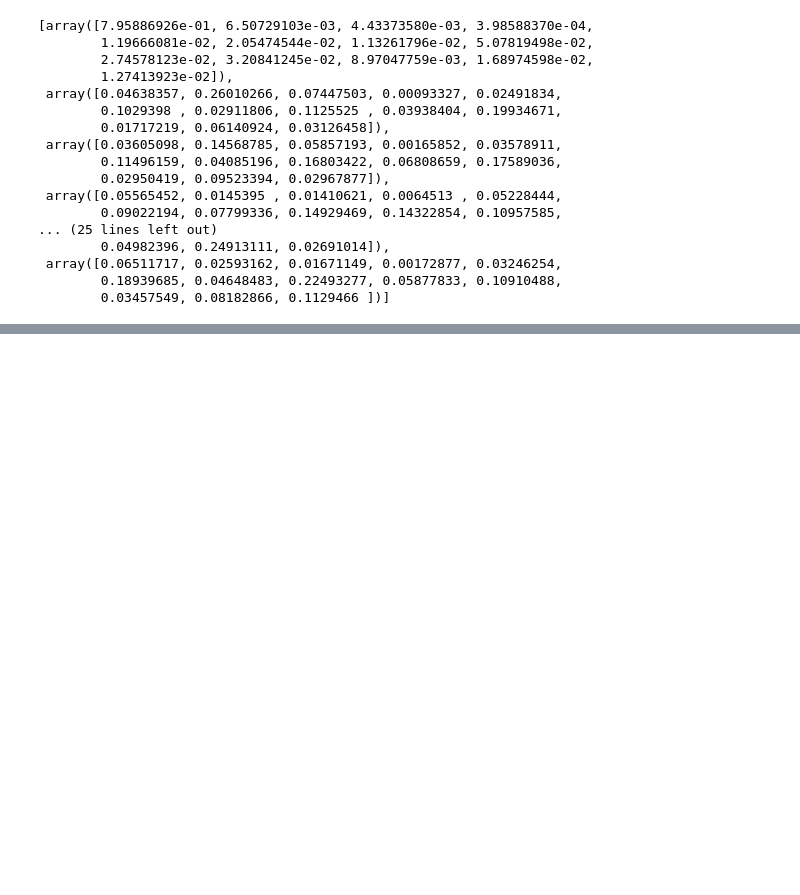
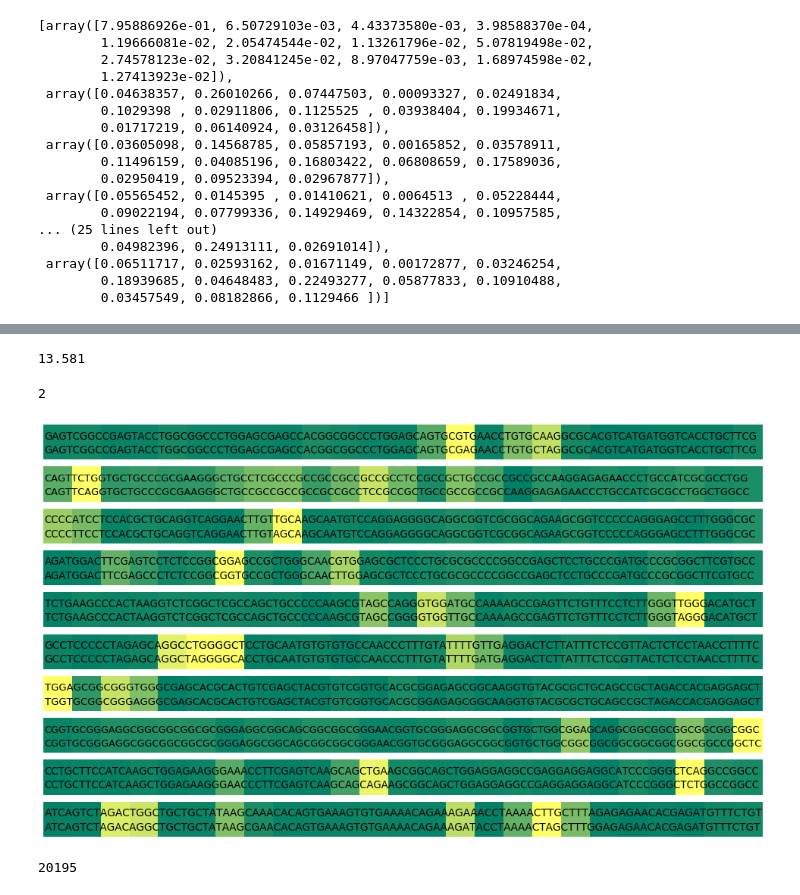
Before and after one commit to Beth526/metis_project_5, a Jupyter notebook: Simple_CNN.ipynb, the cells around one changed output, grey strips where cells are left out. Cells and saved outputs as stored; diff of their text form; code cells hidden in the pictures; blank space fills up the shorter version.

Commit message:
signature extraction functions

```diff
--- a/Simple_CNN.ipynb
+++ b/Simple_CNN.ipynb
@@ -505 +638,30 @@ plt.tight_layout()
+# %%
+seq = seq[0].translate(value_to_base)
+# %%
+ref_seq = ref_seq[0].translate(value_to_base)
+# %%
+def seq_font_size(seq):
+    return .1376*seq.count('A')+.1578*seq.count('T')+.126*seq.count('C')+.124*seq.count('G')
+# %%
+seq_font_size(seq)
+# %% [output]
+13.581
+# %%
+def get_signatures(tumor_type,predictions,last_conv_output,amp_layer_weights,X_val):
+    tumor_list = ['normal','bladder','breast','colorectal','glioma/blastoma','lung','pancreatic','renal','prostate','skin','stomach','uterine','liver']
+    i = tumor_list.index(tumor_type)
+    value_to_base = {49 : 65, 50 : 71 , 51 : 67 , 52 : 84}
+    top_examples = np.argsort(predictions[:,i])[-10:]
+    fig, ax = plt.subplots(10,1,figsize=(17,10))
+    for k,j in enumerate(top_examples):
+        weights = amp_layer_weights[:, i]
+        final_output = np.dot(last_conv_output[j], weights)
+        ref_seq = np.argmax(X_val[j][0],axis=1)
+        ref_seq = [''.join(ref_seq.astype('str').tolist())][0].translate(value_to_base)
+        seq = np.argmax(X_val[j][1],axis=1)
+        seq = [''.join(seq.astype('str').tolist())][0].translate(value_to_base)
+        sns.heatmap(final_output.reshape([-1,25]),cbar=None,cmap="summer", ax=ax[k])
+        ax[k].axis('off')
+        ax[k].text(0.04,0.8,seq,fontsize=seq_font_size(seq))
+        ax[k].text(0.04,0.4,ref_seq,fontsize=seq_font_size(ref_seq))
 # %%
@@ -509,0 +670,8 @@ def print_stats(confusion_matrix):
+# %%
+i
+# %% [output]
+2
+# %%
+get_signatures('liver',predictions,last_conv_output,amp_layer_weights,X_val)
+# %% [output]
+[figure, added]
@@ -509,0 +725,4 @@ def print_stats(confusion_matrix):
+# %%
+len(test)
+# %% [output]
+20195
```
Also changed, not shown: parts of 121 cells of this notebook.
